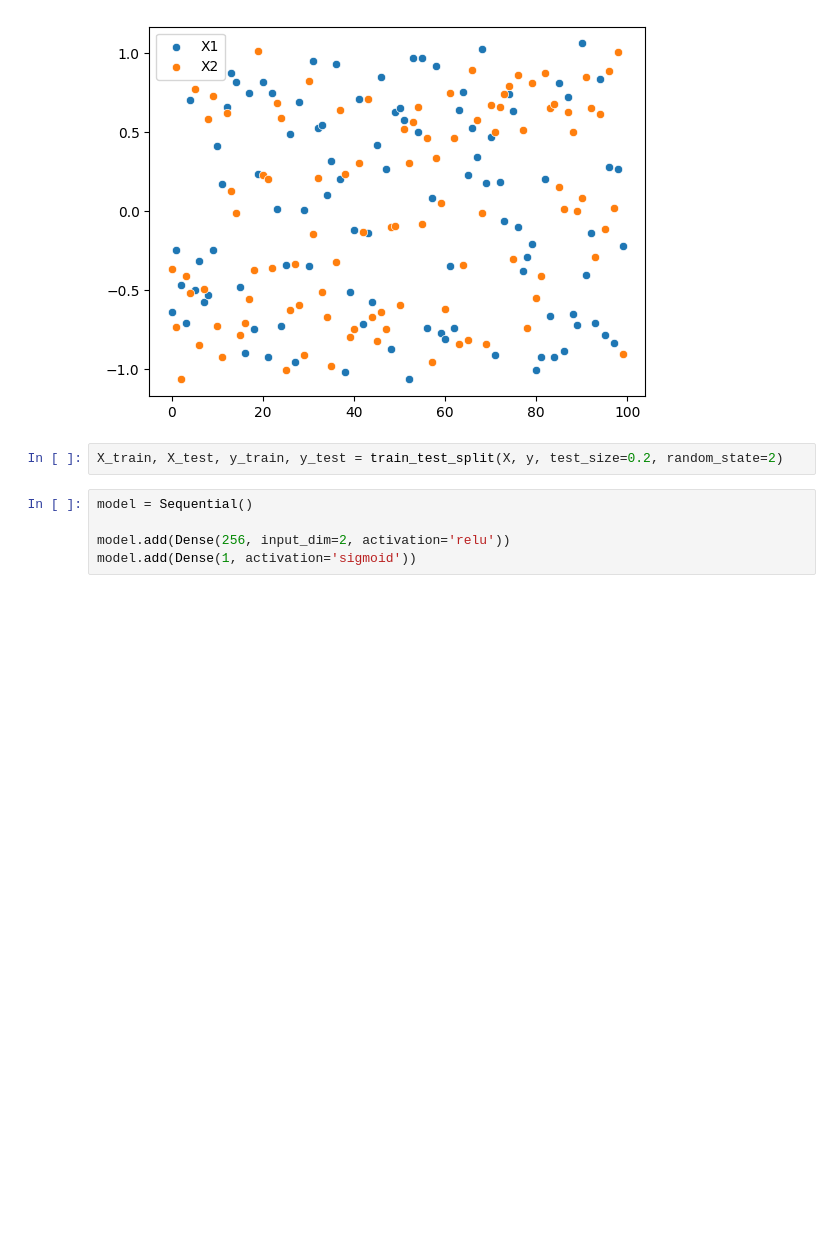
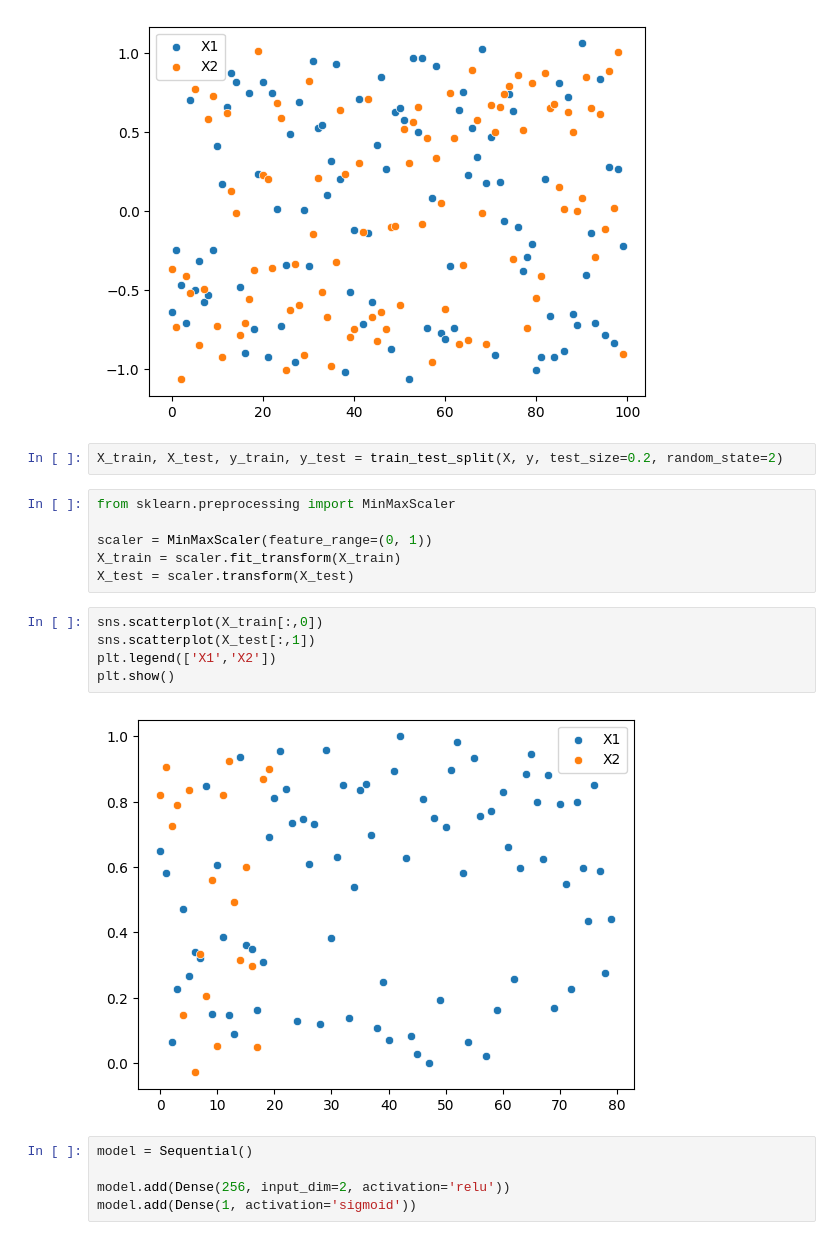
Before and after one commit to Rayan-Ali1083/Deep-Learning, a Jupyter notebook: Early_Stopping.ipynb, the cells around one changed output. Cells and saved outputs as stored; diff of their text form; blank space fills up the shorter version.

```diff
--- a/Early_Stopping.ipynb
+++ b/Early_Stopping.ipynb
@@ -24,6 +24,19 @@ plt.show()
 [figure]
 # %%
 X_train, X_test, y_train, y_test = train_test_split(X, y, test_size=0.2, random_state=2)
+# %%
+from sklearn.preprocessing import MinMaxScaler
+
+scaler = MinMaxScaler(feature_range=(0, 1))
+X_train = scaler.fit_transform(X_train)
+X_test = scaler.transform(X_test)
+# %%
+sns.scatterplot(X_train[:,0])
+sns.scatterplot(X_test[:,1])
+plt.legend(['X1','X2'])
+plt.show()
+# %% [output]
+[figure, added]
 # %%
 model = Sequential()
 
```
